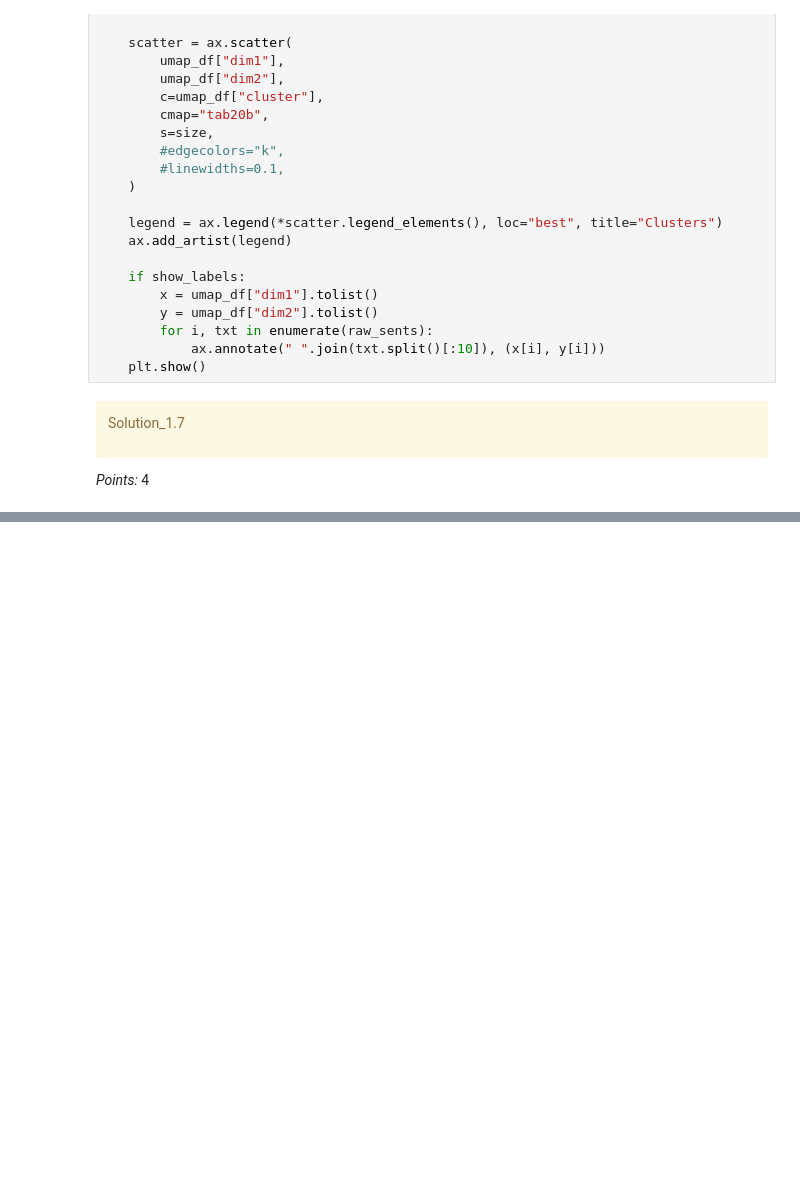
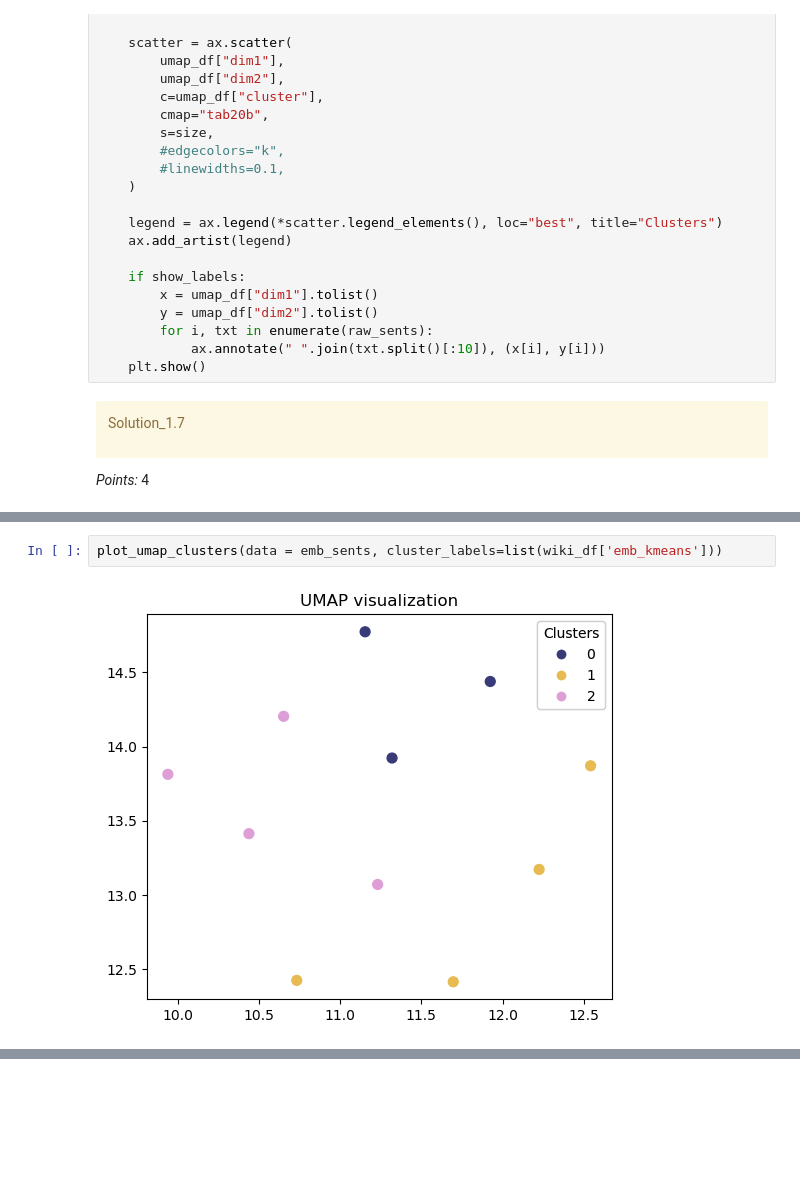
Before and after one commit to chloezandberg/cpsc330hw6, a Jupyter notebook: hw6.ipynb, the cells around one changed output, grey strips where cells are left out. Drawn from its saved outputs; the diff is of its cells as text; blank space fills up the shorter version.

```diff
--- a/hw6.ipynb
+++ b/hw6.ipynb
@@ -579,0 +582,4 @@ _Points:_ 4
+# %%
+plot_umap_clusters(data = emb_sents, cluster_labels=list(wiki_df['emb_kmeans']))
+# %% [output]
+[figure, added]
```
Also changed, not shown: parts of 13 cells of this notebook.
